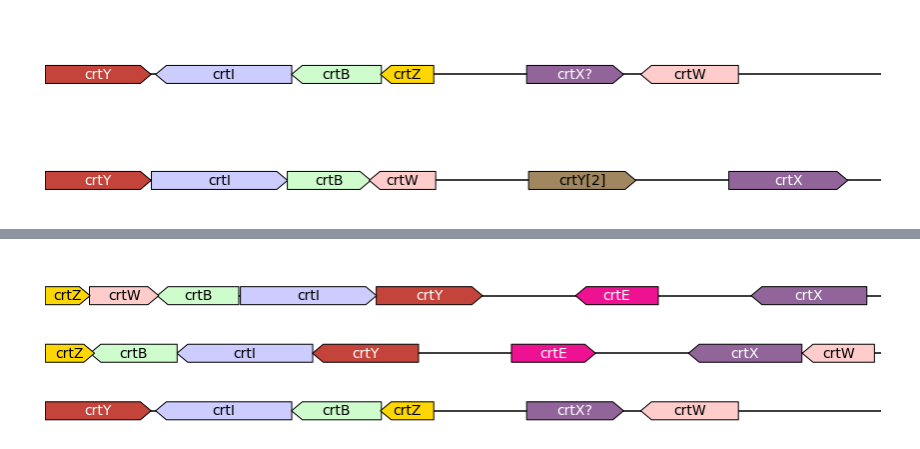
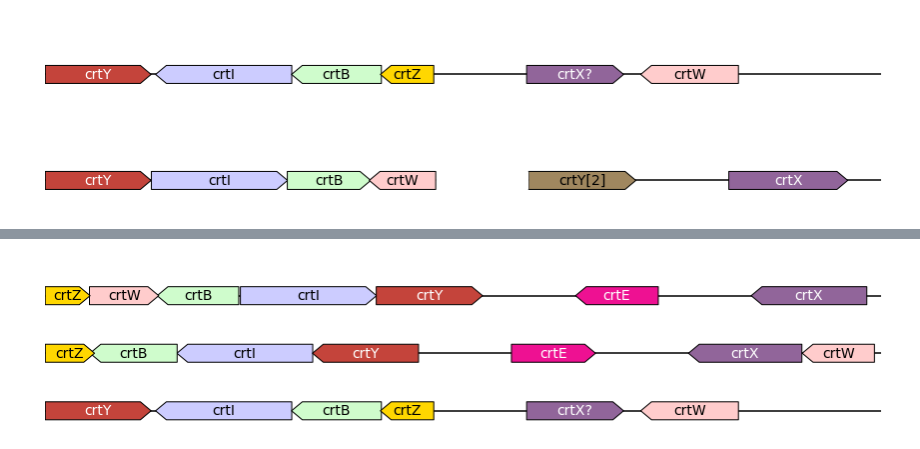
Before and after one commit to DarrenKey/Astaxanthin-RD1-Project, a Jupyter notebook: python-scripts/OperonCreation.ipynb, the cells around one changed output, grey strips where cells are left out. Saved outputs shown, nothing was run; the diff lists cells and outputs as text; code cells hidden in the pictures.

```diff
--- a/python-scripts/OperonCreation.ipynb
+++ b/python-scripts/OperonCreation.ipynb
@@ -24,2 +26,27 @@ import matplotlib.pyplot as plt
+# %%
+# Standardize crt operon values + colors
+
+class Crt_Operon(Enum):
+    z = "#ffd700"
+    w = "#ffcccc"
+    b = "#cffccc"
+    i = "#ccccff"
+    y = "#C4443B"
+    e = "#EE1192"
+    x = "#91659A"
+
+
+uni_thick = 18
+font_dict = {'fontsize' : 14}
+end_value = 9000
+
+def white_feature(start, end):
+
+    return GraphicFeature(start=start, end=end, strand=0, color="#ffffff",
+                    label="", fontdict = font_dict, thickness = uni_thick, linewidth=0)
+
+def crt_operon(start,end,strand, type):
+    return GraphicFeature(start=start, end=end, strand=strand, color=type.value,
+                   label=f"crt{type.name.upper()}", fontdict = font_dict, thickness = uni_thick)
 # %%
 
@@ -109,26 +128,27 @@ ax.figure.savefig('crtoperon_pb304.png', bbox_inches='tight')
 # %%
 mk52_features=[
     GraphicFeature(start=1, end=1140, strand=+1, color="#C4443B",
                    label="crtY", fontdict = font_dict, thickness = uni_thick),
     GraphicFeature(start=1143, end=2609, strand=+1, color="#ccccff",
                    label="crtI", fontdict = font_dict, thickness = uni_thick),
     GraphicFeature(start=2606, end=3505, strand=+1, color="#cffccc",
                    label="crtB", fontdict = font_dict, thickness = uni_thick),
     GraphicFeature(start=3488, end=4204, strand=-1, color="#ffcccc",
                    label="crtW", fontdict = font_dict, thickness = uni_thick),
+    white_feature(4204,5204),
     GraphicFeature(start=5204, end=6359, strand=+1, color="#A0875F",
                    label="crtY[2]", fontdict = font_dict, thickness = uni_thick),
 
 
     GraphicFeature(start=7359, end=8640, strand=+1, color="#91659A",
                    label="crtX", fontdict = font_dict, thickness = uni_thick)
 
 
 ]
 mk52_record = GraphicRecord(sequence_length=9000, features=mk52_features, feature_level_height=0)
 # record.default_font_family = 'Times New Roman'
 
 ax, _ = mk52_record.plot(figure_width=15, with_ruler=False)
 ax.figure.savefig('crtoperon_rhizorhabdusmk52.png', bbox_inches='tight')
 # %% [output]
-[figure, old version]
+[figure, new version]
```
Also changed, not shown: parts of 4 cells of this notebook.
